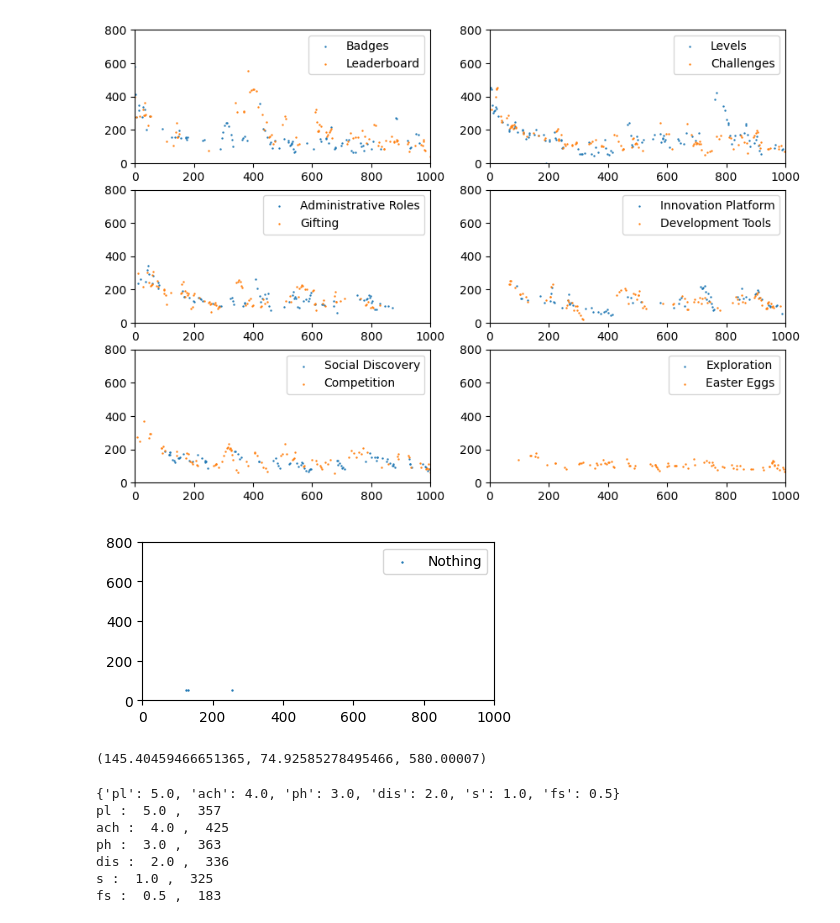
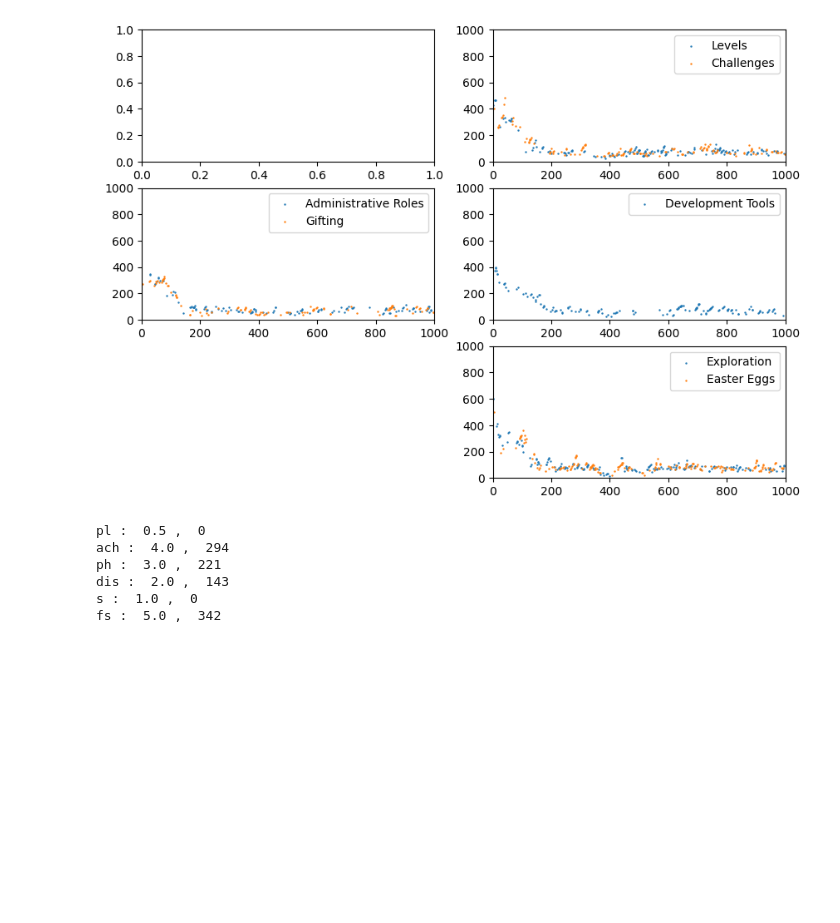
Before and after one commit to JDnikolo/thesis_gamified_hexad_extraction, a Jupyter notebook: RL_system/testing.ipynb, the cells around one changed output. Saved outputs shown, nothing was run; the diff lists cells and outputs as text; code cells hidden in the pictures; blank space fills up the shorter version.

Commit message:
Two additional agents implemented.

```diff
--- a/RL_system/testing.ipynb
+++ b/RL_system/testing.ipynb
@@ -43,0 +62,6 @@ plt.plot(train_error)
+# %%
+uncertainty=.5
+divisor=5.5
+starting_threshold=.1
+gain_modifier=0.01
+amount=0.5
@@ -44,23 +78,33 @@ plt.plot(train_error)
+# %%
+test_iterations=1000
+retrain_iterations=1000
+training_learn_rate=0.5
+random_retrain=False
 # %%
-test_iterations=2000
-retrain_iterations=1000
-training_learn_rate=0.2
 r=[]
 b=[]
+err=[]
 actions=defaultdict(lambda:{'x':[],'y':[]})
-ans=['accept','decline']
-pick=np.random.randint(0,2,size=test_iterations)
+#ans=['accept','decline']
+#pick=np.random.randint(0,2,size=test_iterations)
 obs,_=env.reset()
 for i in tqdm(range(test_iterations)):
-    rand=pick[i]
-    action,reward,new_obs,info=agent\
+    #rand=pick[i]
+    #answer=ans[rand]
+    act=agent.get_action(obs,avoid_reps=True)
+    h_type=env.ge[env.action_to_ge[act]].type
+    answer,_=bot.get_answer(h_type)
+    choice,reward,new_obs,info,error=agent\
         .step_and_update(env=env,
                          obs=obs,
-                         answer=ans[rand],
+                         answer=answer,
                          retrain_iterations=retrain_iterations,
-                         learning_rate=training_learn_rate)
-    b.append((action,reward))
+                         learning_rate=training_learn_rate,
+                         random_retrain=random_retrain,
+                         act=act)
+    b.append((choice,reward))
     r.append(reward)
-    actions[action]['x'].append(i)
-    actions[action]['y'].append(reward)
+    err.append(error)
+    actions[choice]['x'].append(i)
+    actions[choice]['y'].append(reward)
     obs=new_obs
@@ -116,31 +147,25 @@ np.min((r))
 # %%
 typ='pl'
 j=1
 plt.figure(1)
 plt.subplot(3,2,j)
 for i,_ in sorted(actions.items()):
     name=env.action_to_ge[i]
     hex_type=env.ge[name].type
     if hex_type!=None:
         plt.figure(1)
         type_index=hexad_types.index(env.ge[name].type)+1
     else:
         plt.figure(2)
     plt.subplot(3,2,type_index)
-    plt.ylim(0,800)
+    plt.ylim(0,1000)
     plt.xlim(0,1000)
     plt.scatter(actions[i]['x'],actions[i]['y'],label=name,s=0.5)
     ax=plt.gca()
     ax.legend()
 # %% [output]
-[figure, old version]
+[figure, new version]
-[figure, removed]
-# %%
-np.average(r),np.std(r),np.max(r)
-# %% [output]
-(145.40459466651365, 74.92585278495466, 580.00007)
 # %%
-print(hexad)
 type_stats=defaultdict(lambda:0)
 for i in actions:
     try:
@@ -150,10 +175,9 @@ for i in actions:
 for t in hexad:
     print(t,': ',hexad[t],', ',type_stats[t])
 # %% [output]
-{'pl': 5.0, 'ach': 4.0, 'ph': 3.0, 'dis': 2.0, 's': 1.0, 'fs': 0.5}
-pl :  5.0 ,  357
-ach :  4.0 ,  425
-ph :  3.0 ,  363
-dis :  2.0 ,  336
-s :  1.0 ,  325
-fs :  0.5 ,  183
+pl :  0.5 ,  0
+ach :  4.0 ,  294
+ph :  3.0 ,  221
+dis :  2.0 ,  143
+s :  1.0 ,  0
+fs :  5.0 ,  342
```
Also changed, not shown: parts of 23 cells of this notebook, 1 other file.
